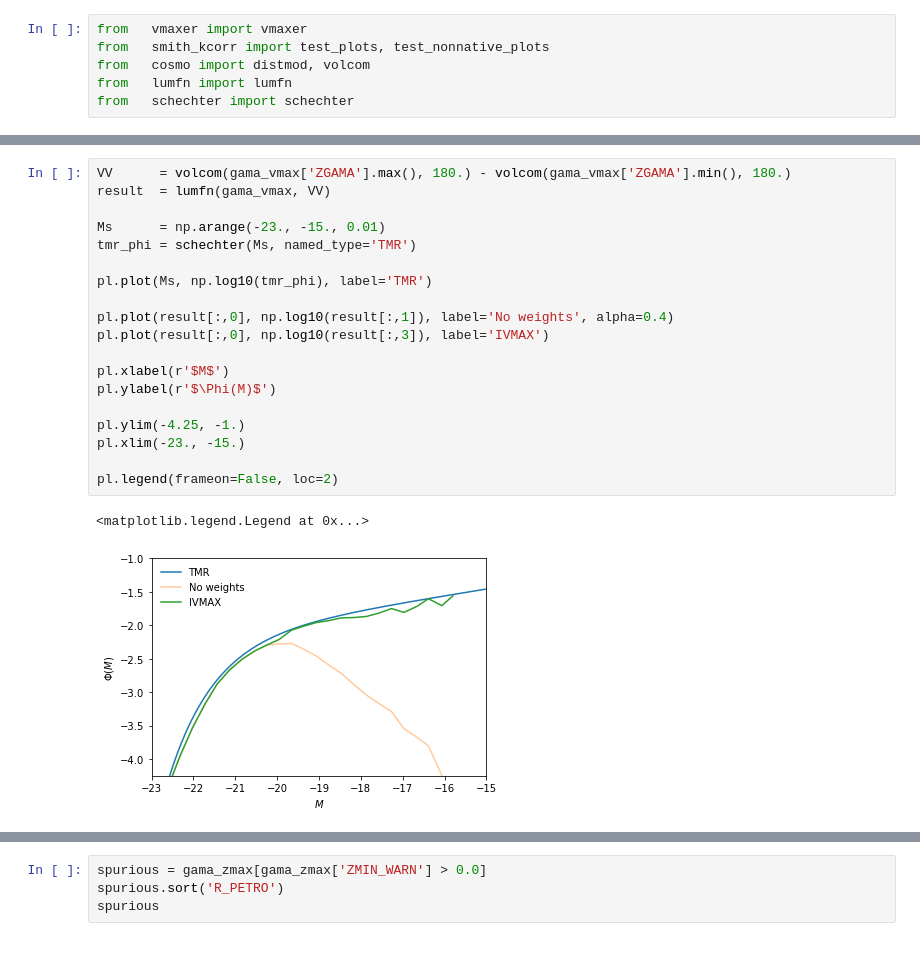
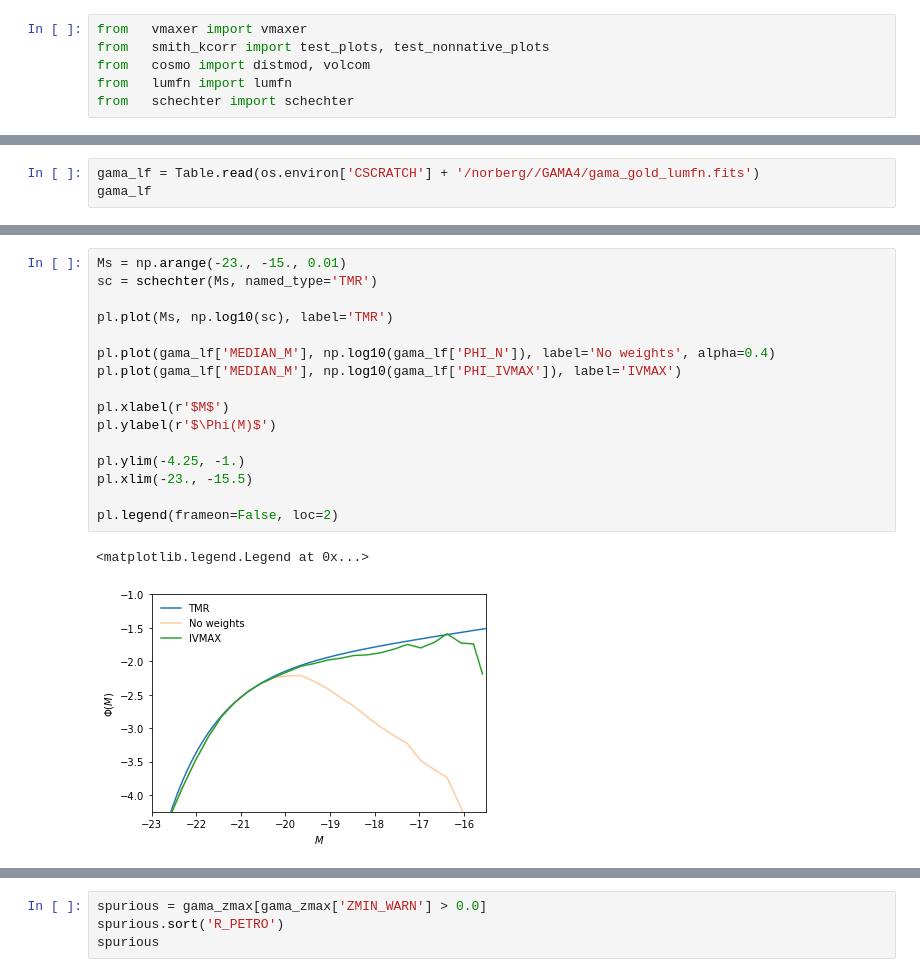
Before and after one commit to SgmAstro/DESI, a Jupyter notebook: docs/nb/zmax_catQA.ipynb, the cells around one changed output, grey strips where cells are left out. Drawn from its saved outputs; the diff is of its cells as text.

Commit message:
Commit after gold rerun.  randoms running still.

```diff
--- a/docs/nb/zmax_catQA.ipynb
+++ b/docs/nb/zmax_catQA.ipynb
@@ -123,0 +118,3 @@ Text(0, 0.5, 'DEC')
+# %%
+gama_lf = Table.read(os.environ['CSCRATCH'] + '/norberg//GAMA4/gama_gold_lumfn.fits')
+gama_lf
@@ -124,25 +148,22 @@ Text(0, 0.5, 'DEC')
 # %%
-VV      = volcom(gama_vmax['ZGAMA'].max(), 180.) - volcom(gama_vmax['ZGAMA'].min(), 180.)
-result  = lumfn(gama_vmax, VV)
+Ms = np.arange(-23., -15., 0.01)
+sc = schechter(Ms, named_type='TMR')
 
-Ms      = np.arange(-23., -15., 0.01)
-tmr_phi = schechter(Ms, named_type='TMR')
+pl.plot(Ms, np.log10(sc), label='TMR')
 
-pl.plot(Ms, np.log10(tmr_phi), label='TMR')
-
-pl.plot(result[:,0], np.log10(result[:,1]), label='No weights', alpha=0.4)
-pl.plot(result[:,0], np.log10(result[:,3]), label='IVMAX')
+pl.plot(gama_lf['MEDIAN_M'], np.log10(gama_lf['PHI_N']), label='No weights', alpha=0.4)
+pl.plot(gama_lf['MEDIAN_M'], np.log10(gama_lf['PHI_IVMAX']), label='IVMAX')
 
 pl.xlabel(r'$M$')
 pl.ylabel(r'$\Phi(M)$')
 
 pl.ylim(-4.25, -1.)
-pl.xlim(-23., -15.)
+pl.xlim(-23., -15.5)
 
 pl.legend(frameon=False, loc=2)
 # %% [output]
 <matplotlib.legend.Legend at 0x...>
-[figure, old version]
+[figure, new version]
 # %%
 _ = pl.hist(gama_vmax['VZ'] / gama_vmax['VMAX'], bins=np.arange(0.0, 1.0, 0.05), histtype='step', density=True)
 pl.xlabel('(V/VMAX)')
```
Also changed, not shown: parts of 14 cells of this notebook, 4 other files.
